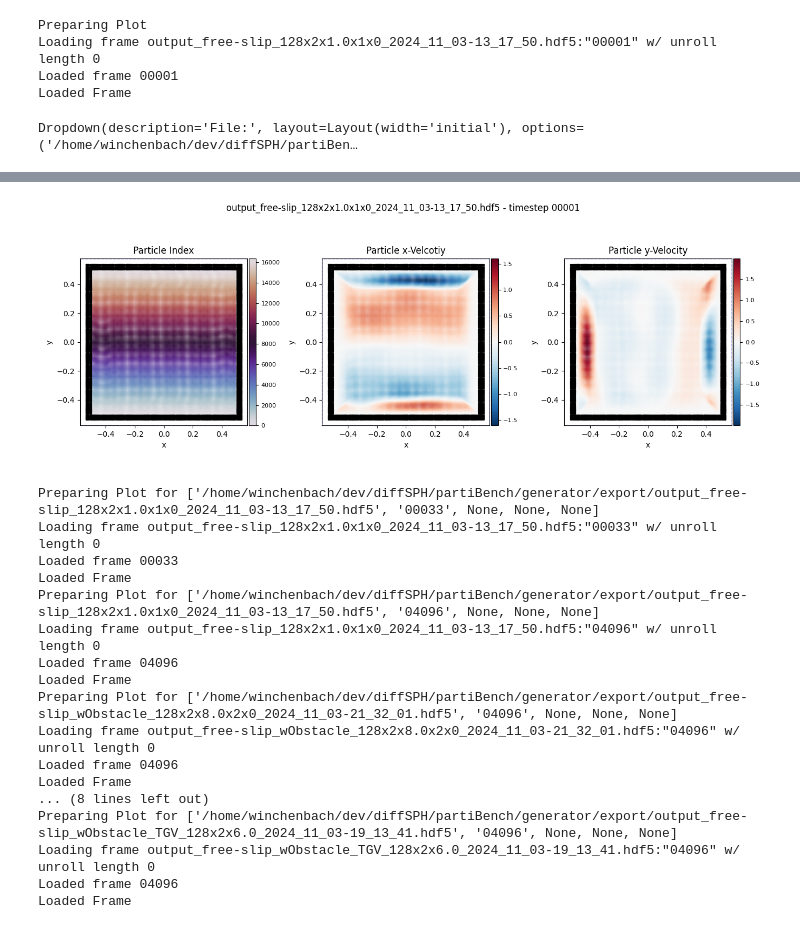
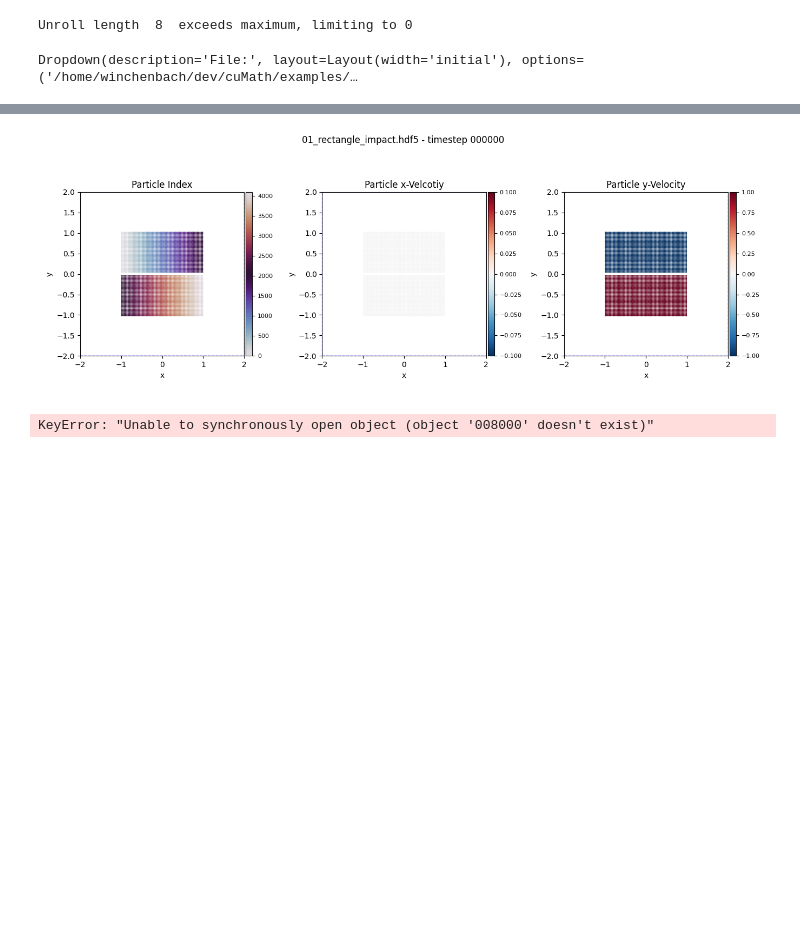
Before and after one commit to tum-pbs/SFBC, a Jupyter notebook: notebooks/datasetVisualizer.ipynb, the cells around one changed output, grey strips where cells are left out. Cells and saved outputs as stored; diff of their text form; code cells hidden in the pictures; blank space fills up the shorter version.

```diff
--- a/notebooks/datasetVisualizer.ipynb
+++ b/notebooks/datasetVisualizer.ipynb
@@ -59,56 +64,38 @@ getFileCount(train_ds[0][2]['fileName'])
 # datasetPath = '../datasets/SFBC_dataset_II/dataset/train'
 # datasetPath = '../datasets/SFBC_dataset_III/dataset/train'
 # datasetPath = '../datasets/SFBC_dataset_I/dataset'
-datasetPath = '/home/winchenbach/dev/diffSPH/partiBench/generator/export'
+datasetPath = '/home/winchenbach/dev/SFBC/datasets/test_case_II/train/'
+datasetPath = '/home/winchenbach/dev/cuMath/examples/scripts/output/'
 
 train_ds = datasetLoader(processFolder(hyperParameterDict, datasetPath))
 
 plotState = getPreparePlotFunction(train_ds.fileFormat)(train_ds, hyperParameterDict)
 updateFn = getUpdatePlotFunction(train_ds.fileFormat)
 
 dropdown = widgets.Dropdown(options=train_ds.fileNames, description='File:', layout={'width': 'initial'})
-slider = widgets.IntSlider(min=0, max=getFileCount(train_ds.fileNames[0]) + 2, value=0, description='Slider:')
+slider = widgets.IntSlider(min=0, max=getFileCount(train_ds.fileNames[0]) + 1, value=0, description='Slider:')
 
 def on_change(change):
     if change['type'] == 'change' and change['name'] == 'value':
-        slider.max = getFileCount(change['new']) + 2
+        slider.max = getFileCount(change['new']) + 1
         if slider.value > slider.max:
             slider.value = 0
         # print(change['new'], slider.value)
         updateFn(plotState, train_ds, hyperParameterDict, [change['new'], slider.value, None, None, None])
 
 def on_change_slider(change):
     if change['type'] == 'change' and change['name'] == 'value':
         # print(change['new'])
         updateFn(plotState, train_ds, hyperParameterDict, [dropdown.value, change['new'], None, None, None])
 
 dropdown.observe(on_change)
 slider.observe(on_change_slider)
 
 display(dropdown)
 display(slider)
 # %% [output]
-Preparing Plot
-Loading frame output_free-slip_128x2x1.0x1x0_2024_11_03-13_17_50.hdf5:"00001" w/ unroll length 0
-Loaded frame 00001
-Loaded Frame
+Unroll length  8  exceeds maximum, limiting to 0
-Dropdown(description='File:', layout=Layout(width='initial'), options=('/home/winchenbach/dev/diffSPH/partiBen…
+Dropdown(description='File:', layout=Layout(width='initial'), options=('/home/winchenbach/dev/cuMath/examples/…
 [interactive output not drawn]
-[figure, old version]
+[figure, new version]
-Preparing Plot for ['/home/winchenbach/dev/diffSPH/partiBench/generator/export/output_free-slip_128x2x1.0x1x0_2024_11_03-13_17_50.hdf5', '00033', None, None, None]
-Loading frame output_free-slip_128x2x1.0x1x0_2024_11_03-13_17_50.hdf5:"00033" w/ unroll length 0
-Loaded frame 00033
-Loaded Frame
-Preparing Plot for ['/home/winchenbach/dev/diffSPH/partiBench/generator/export/output_free-slip_128x2x1.0x1x0_2024_11_03-13_17_50.hdf5', '04096', None, None, None]
-Loading frame output_free-slip_128x2x1.0x1x0_2024_11_03-13_17_50.hdf5:"04096" w/ unroll length 0
-Loaded frame 04096
-Loaded Frame
-Preparing Plot for ['/home/winchenbach/dev/diffSPH/partiBench/generator/export/output_free-slip_wObstacle_128x2x8.0x2x0_2024_11_03-21_32_01.hdf5', '04096', None, None, None]
-Loading frame output_free-slip_wObstacle_128x2x8.0x2x0_2024_11_03-21_32_01.hdf5:"04096" w/ unroll length 0
-Loaded frame 04096
-Loaded Frame
-... (8 lines left out)
-Preparing Plot for ['/home/winchenbach/dev/diffSPH/partiBench/generator/export/output_free-slip_wObstacle_TGV_128x2x6.0_2024_11_03-19_13_41.hdf5', '04096', None, None, None]
-Loading frame output_free-slip_wObstacle_TGV_128x2x6.0_2024_11_03-19_13_41.hdf5:"04096" w/ unroll length 0
-Loaded frame 04096
-Loaded Frame
+KeyError: "Unable to synchronously open object (object '008000' doesn't exist)"
```
Also changed, not shown: parts of 19 cells of this notebook, 5 other files.
